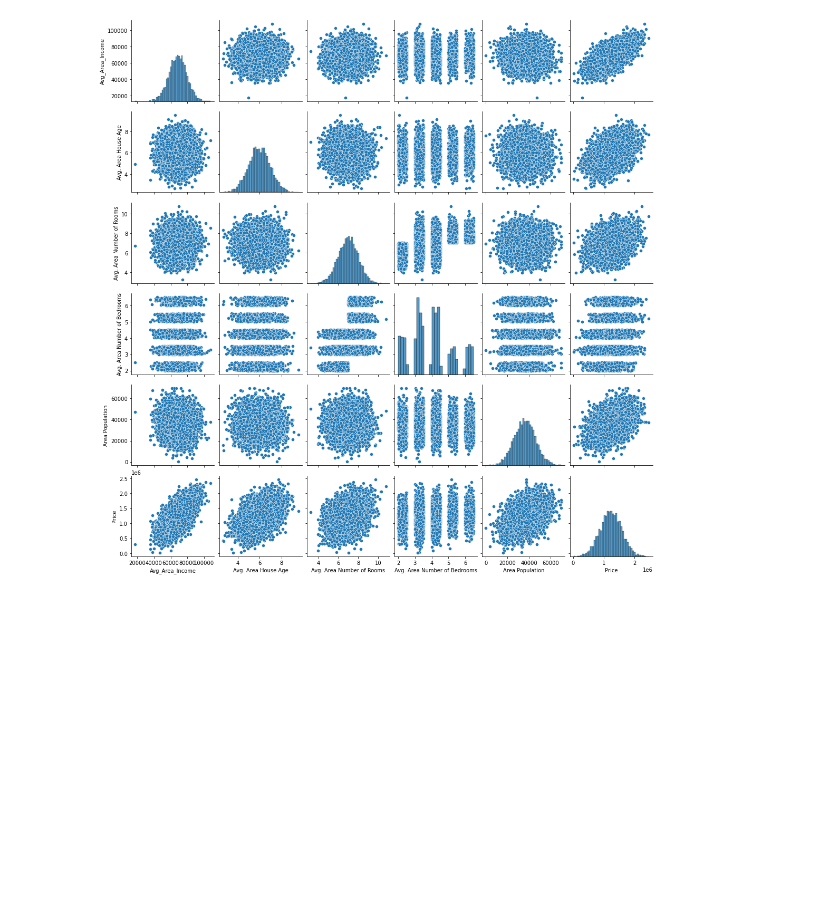
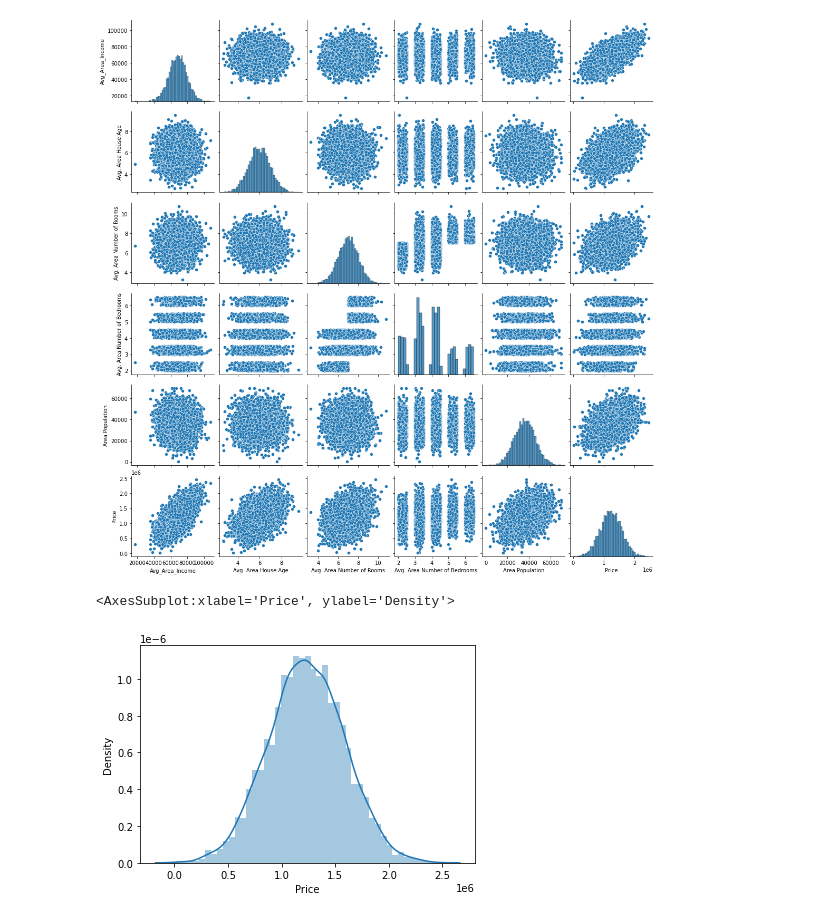
Before and after one commit to mhenson1989/group_one_project, a Jupyter notebook: Housing_price.ipynb, the cells around one changed output. Cells and saved outputs as stored; diff of their text form; code cells hidden in the pictures; blank space fills up the shorter version.

```diff
--- a/Housing_price.ipynb
+++ b/Housing_price.ipynb
@@ -69,3 +82,8 @@ sns.pairplot(USA_Housing)
 plt.show()
 # %% [output]
 [figure]
+# %%
+sns.distplot(USA_Housing['Price'])
+# %% [output]
+<AxesSubplot:xlabel='Price', ylabel='Density'>
+[figure, added]
```
Also changed, not shown: parts of 3 cells of this notebook.
